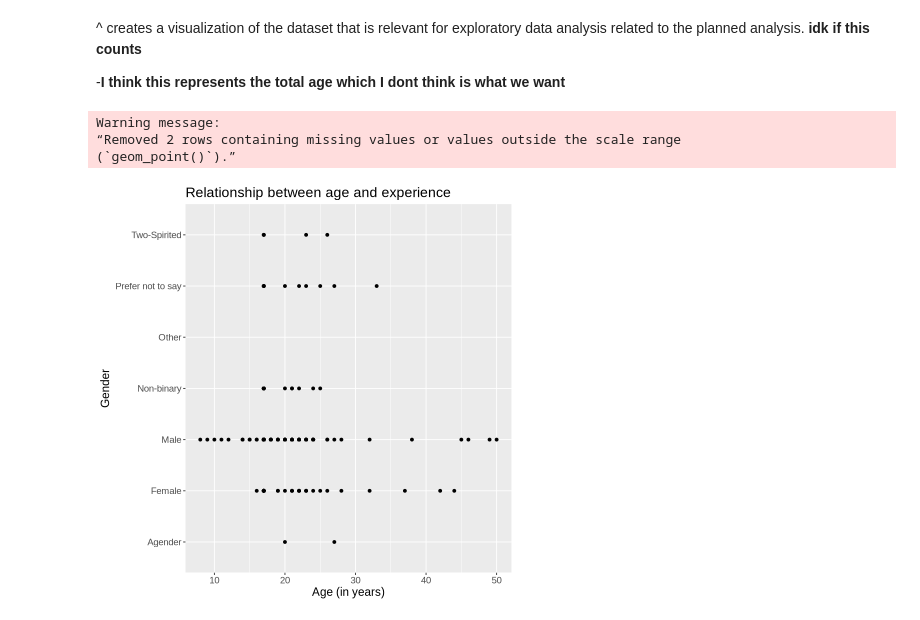
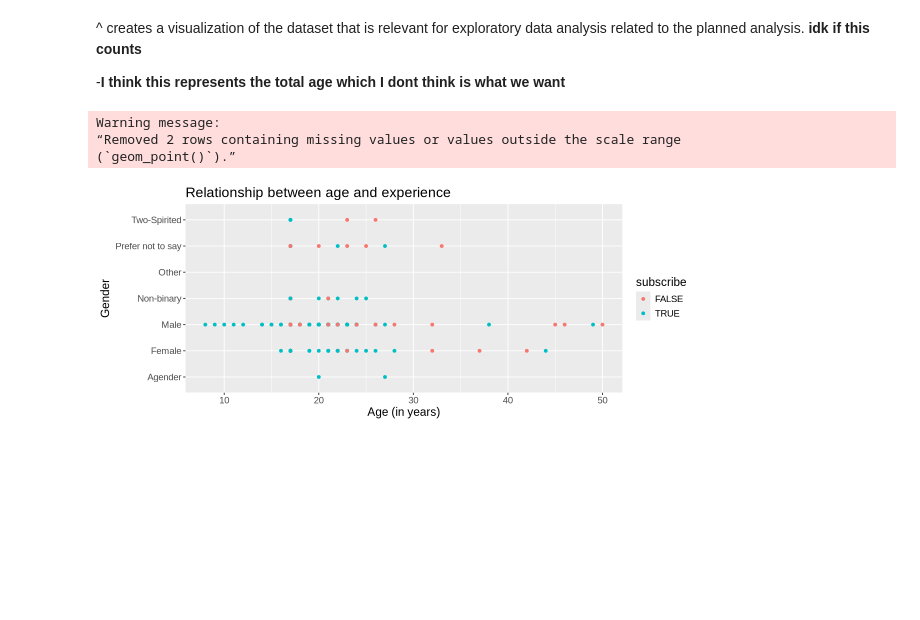
Before and after one commit to IFQXK/DSCI-100-project-group-19, a Jupyter notebook: Group Project.ipynb, the cells around one changed output. Saved outputs shown, nothing was run; the diff lists cells and outputs as text; code cells hidden in the pictures; blank space fills up the shorter version.

Commit message:
add colour to the scatter plot

```diff
--- a/Group Project.ipynb
+++ b/Group Project.ipynb
@@ -201,15 +206,15 @@ Warning message:
 -**I think this represents the total age which I dont think is what we want**
 # %%
 scatter_plot <- players_data |>
-            ggplot(aes(x = Age, y = gender)) +
+            ggplot(aes(x = Age, y = gender, colour = subscribe)) +
             geom_point() +
             labs(y = "Gender", x = "Age (in years)", title = "Relationship between age and experience") +
             theme(text = element_text(size = 14))
 
 
 scatter_plot
 # %% [output]
 Warning message:
 “Removed 2 rows containing missing values or values outside the scale range
 (`geom_point()`).”
-[figure, old version]
+[figure, new version]
```
Also changed, not shown: parts of 1 cell of this notebook.
